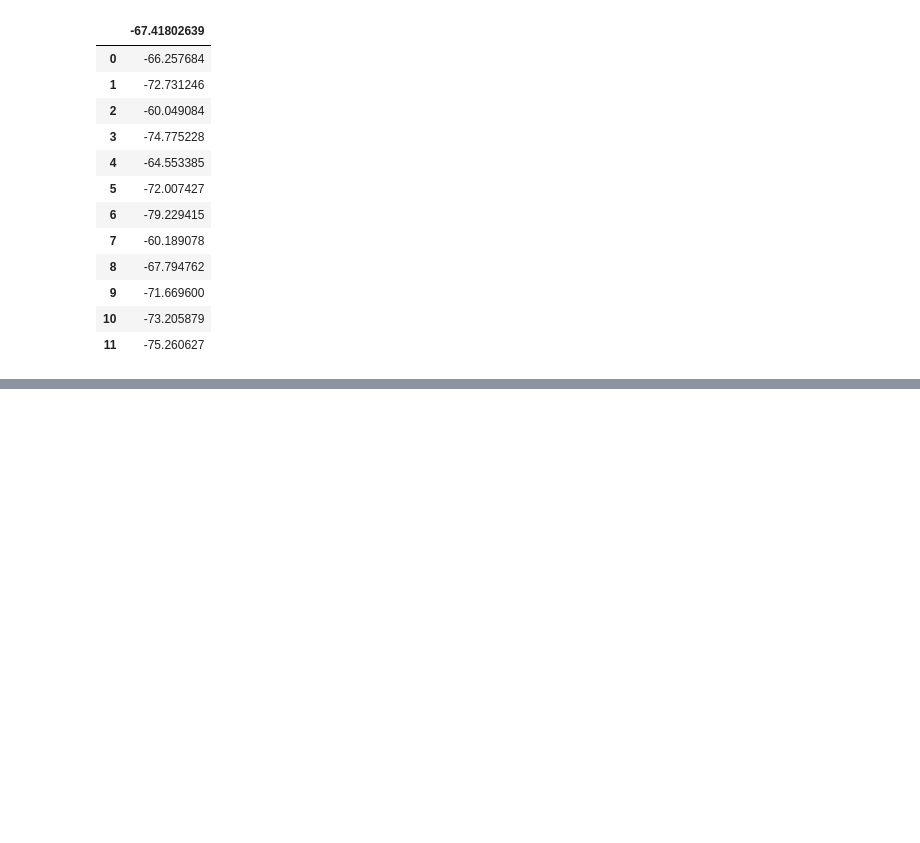
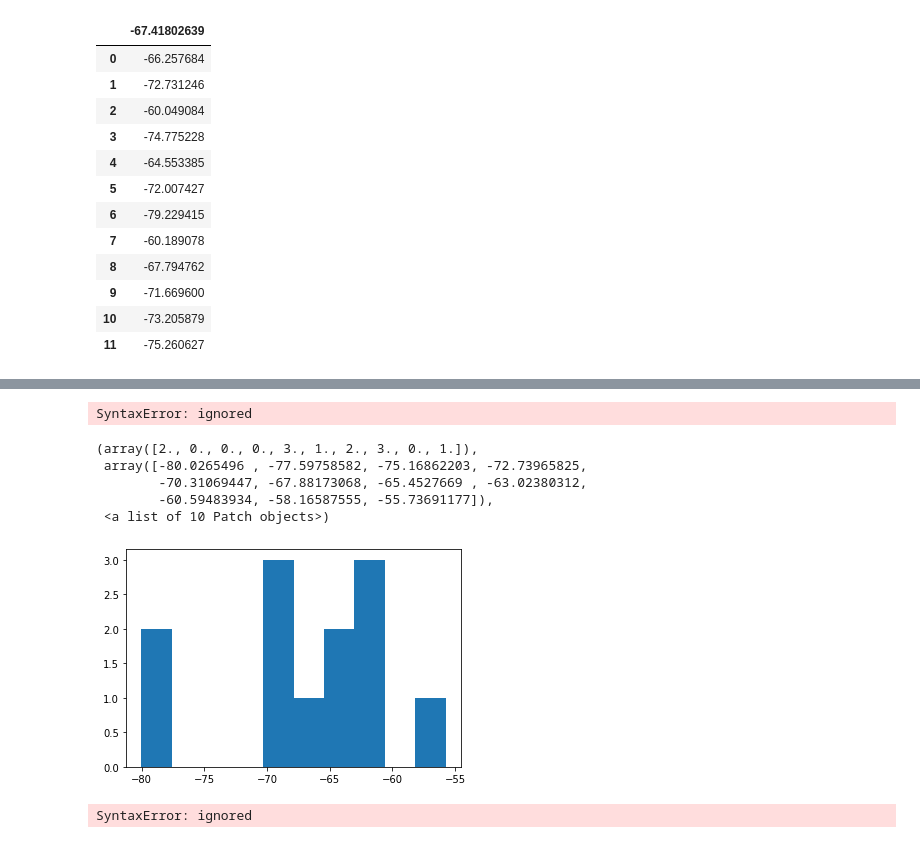
Before and after one commit to zoyaholin/Neur265HOLIN, a Jupyter notebook: coding_homework_1.ipynb, the cells around one changed output, grey strips where cells are left out. Saved outputs shown, nothing was run; the diff lists cells and outputs as text; code cells hidden in the pictures; blank space fills up the shorter version.

```diff
--- a/coding_homework_1.ipynb
+++ b/coding_homework_1.ipynb
@@ -84,0 +111,4 @@ pandas_data1
+# %%
+#Converting the second data set into a list
+data2= pandas_data2.values.tolist()
+data2=np.squeeze(data2)
@@ -84,0 +147,22 @@ pandas_data1
+# %%
+#Labelling the axis for histogram for data1
+plt.hist(data1)
+plt.xlabel(Membrane potentials), plt.ylabel(Groups of Cells)
+# %% [output]
+SyntaxError: ignored
+# %%
+#Making histogram for data2
+plt.hist(data2)
+# %% [output]
+(array([2., 0., 0., 0., 3., 1., 2., 3., 0., 1.]),
+ array([-80.0265496 , -77.59758582, -75.16862203, -72.73965825,
+        -70.31069447, -67.88173068, -65.4527669 , -63.02380312,
+        -60.59483934, -58.16587555, -55.73691177]),
+ <a list of 10 Patch objects>)
+[figure, added]
+# %%
+#Labelling the axis for histogram for data2
+plt.hist(data2)
+plt.xlabel(Membrane Potentials), plt.ylabel(Group of Cells)
+# %% [output]
+SyntaxError: ignored
```
Also changed, not shown: parts of 10 cells of this notebook.
